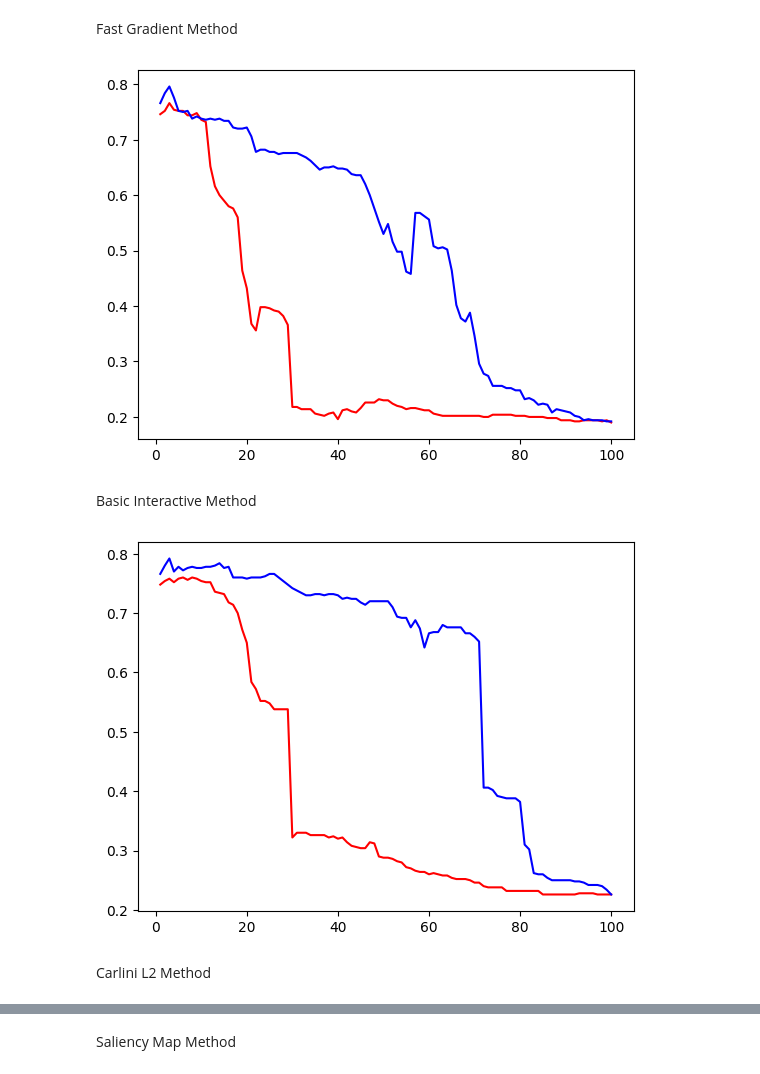
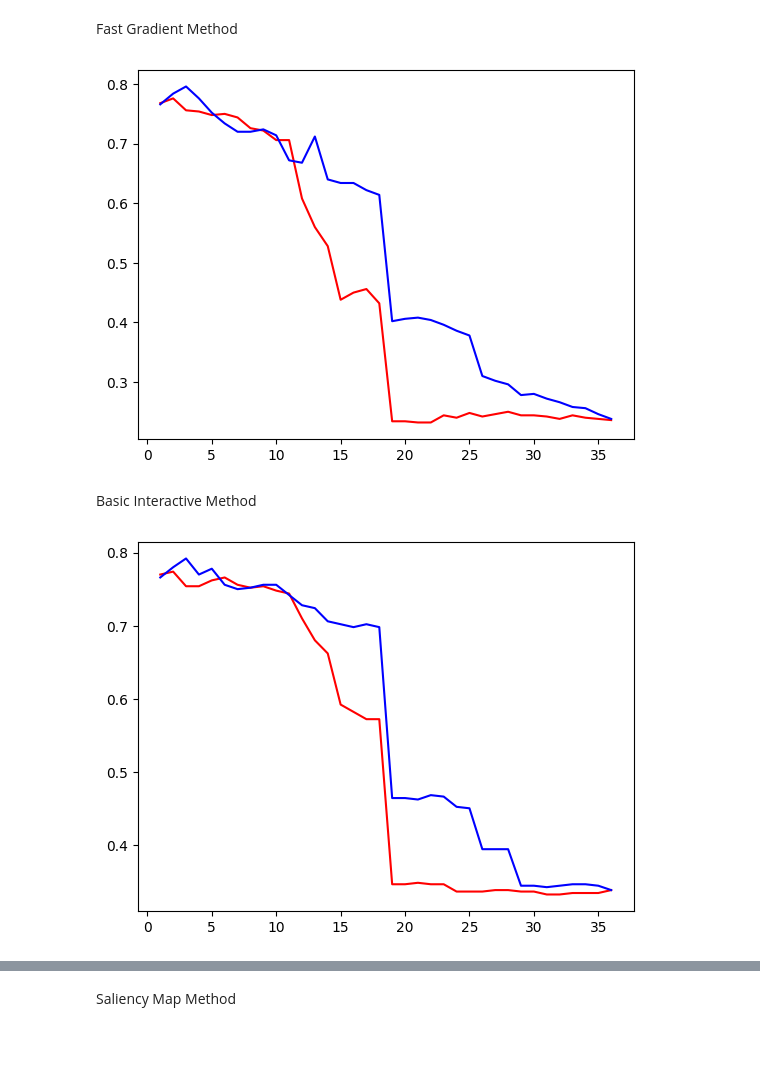
Before and after one commit to zauzooz/DNN_SHAP_AE, a Jupyter notebook: NSL-KDD.ipynb, the cells around one changed output, grey strips where cells are left out. Saved outputs shown, nothing was run; the diff lists cells and outputs as text; code cells hidden in the pictures; blank space fills up the shorter version.

```diff
--- a/NSL-KDD.ipynb
+++ b/NSL-KDD.ipynb
@@ -263,22 +263,23 @@ dnn_model = TensorFlowV2Classifier(
 
 
 # background = pd.read_csv("NSL-KDD/samples/background.csv").drop(columns=["Unnamed: 0"])
-samples = pd.read_csv("NSL-KDD/samples/samples.csv").drop(columns=["Unnamed: 0"])
-y_samples = pd.read_csv("NSL-KDD/samples/y_samples.csv").drop(columns=["Unnamed: 0"])
+samples = X_train.sample(n=10000).copy()#pd.read_csv("NSL-KDD/samples/samples.csv").drop(columns=["Unnamed: 0"])
+y_samples = y_train.iloc[samples.index].copy()#pd.read_csv("NSL-KDD/samples/y_samples.csv").drop(columns=["Unnamed: 0"])
 shap_vals = pickle.load(open("NSL-KDD/samples/shap_vals_of_samples.pkl","rb"))
 shap_vals = [np.array(val) for val in shap_vals]
 
 adversarial_algs = {
     "FSGM": FastGradientMethod(estimator=dnn_model, eps=0.2),
     "BIM": BasicIterativeMethod(estimator=dnn_model, eps=0.2, max_iter=100, batch_size=32),
-    "CW-L2": CarliniL2Method(classifier=dnn_model, max_iter=10),
+    # "CW-L2": CarliniL2Method(classifier=dnn_model, max_iter=10),
     "JSMA": SaliencyMapMethod(classifier=dnn_model,theta=0.1,gamma=1, batch_size=1),
     "DeepFool": DeepFool(classifier=dnn_model, max_iter=100, epsilon=0.000001, nb_grads=10, batch_size=1),
 }
 # %%
 full_features = samples.columns
 shap_importance_df = shap_importance(full_features, shap_val_of_sample=shap_vals)
-selected_features = [f for f in shap_importance_df.loc[shap_importance_df['shap_importance']!= 0]['column_name'].values]
+selected_features = [f for f in shap_importance_df.loc[shap_importance_df['shap_importance'] > 0]['column_name'].values]
+selected_features = [i for i in selected_features if 'protocol_type' not in i and 'service' not in i and 'flag' not in i]
 # %% [markdown]
 Generate AE sample with popular algorithm
 # %%
@@ -299,9 +311,9 @@ Fast Gradient Method
 acc_on_fsgm = adversarial_n_best_worst_features(
     model=dnn_model,
     selected_features=selected_features,
-    samples=samples,
-    adv_samples=pd.read_csv("NSL-KDD/samples/attack/FSGM_sample.csv"),
-    y_true=y_samples
+    samples=pd.read_csv("NSL-KDD/samples/samples.csv").drop(columns=["Unnamed: 0"]),
+    adv_samples=pd.read_csv("NSL-KDD/samples/attack/FSGM_sample.csv").drop(columns=["Unnamed: 0"]),
+    y_true=pd.read_csv("NSL-KDD/samples/y_samples.csv").drop(columns=["Unnamed: 0"])
 )
 
 import matplotlib.pyplot as plt
@@ -315,30 +327,28 @@ plt.plot(
 
 plt.show()
 # %% [output]
-[figure, old version]
+[figure, new version]
 # %% [markdown]
 Basic Interactive Method
 # %%
 import matplotlib.pyplot as plt
 
 acc_on_bim = adversarial_n_best_worst_features(
     model=dnn_model,
     selected_features=selected_features,
-    samples=samples,
+    samples=pd.read_csv("NSL-KDD/samples/samples.csv").drop(columns=["Unnamed: 0"]),
     adv_samples=pd.read_csv("NSL-KDD/samples/attack/BIM_sample.csv"),
-    y_true=y_samples
+    y_true=pd.read_csv("NSL-KDD/samples/y_samples.csv").drop(columns=["Unnamed: 0"])
 )
 
 plt.plot(
     [a+1 for a in range(len(selected_features))],
     acc_on_bim[0], 'red')
 
 plt.plot(
     [a+1 for a in range(len(selected_features))],
     acc_on_bim[1] , 'blue')
 
 plt.show()
 # %% [output]
-[figure, old version]
+[figure, new version]
-# %% [markdown]
-Carlini L2 Method
```
Also changed, not shown: parts of 4 cells of this notebook, 3 other files.
